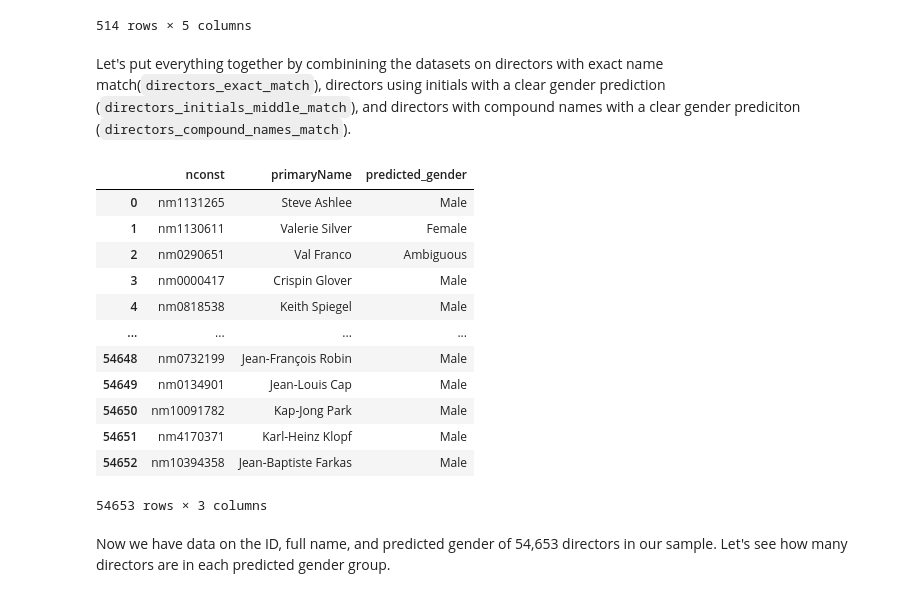
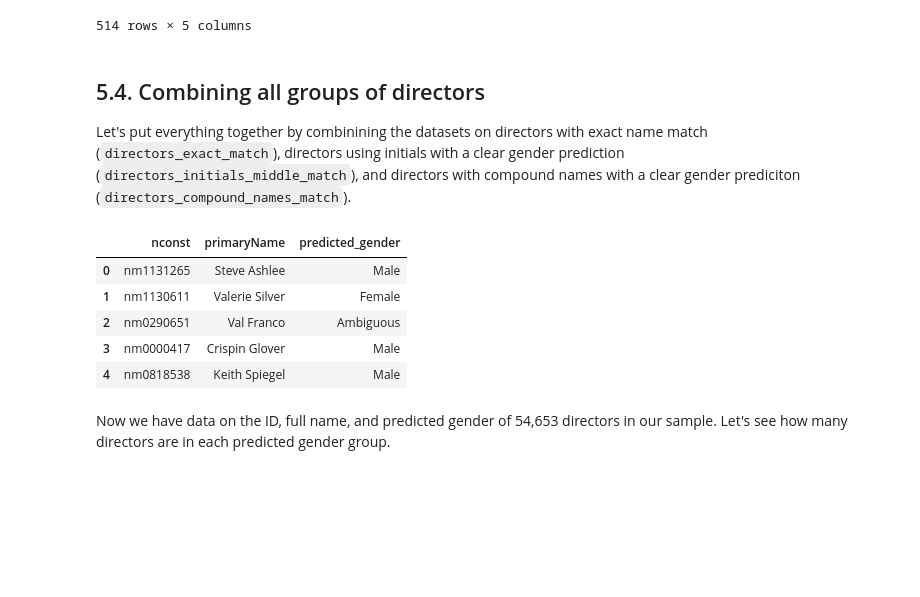
Before and after one commit to nhunguyen0901/SocialNetworks_CareerLongevity, a Jupyter notebook: Phase_5_Predicting_Gender_From_Names.ipynb, the cells around one changed output. Drawn from its saved outputs; the diff is of its cells as text; code cells hidden in the pictures; blank space fills up the shorter version.

```diff
--- a/Phase_3_Predicting_Director_Gender.ipynb
+++ b/Phase_5_Predicting_Gender_From_Names.ipynb
@@ -91,17 +91,3 @@ top_names = name_trends.groupby('name')['count'].sum().nlargest(5).index
 
 # Filter the data to only include entries for these top names.
 top_names_trend = name_trends[name_trends['name'].isin(top_names)]
-# %%
-# Plotting the trends of these top names across the years.
-# This visualization helps in understanding the popularity dynamics of these names.
-plt.figure(figsize=(14, 8))
-for name in top_names:
-    data_to_plot = top_names_trend[top_names_trend['name'] == name]
-    plt.plot(data_to_plot['year'], data_to_plot['count'], label=name)
-
-plt.title('Trend Analysis of Top 5 Most Popular Names Over Years')
-plt.xlabel('Year')
-plt.ylabel('Number of Babies Named')
-plt.legend(title='Names')
-plt.grid(True)
-plt.show()
@@ -644,7 +606,9 @@ directors_compound_names_match
 | 63042 | nm10394358 | Jean-Baptiste Farkas | Jean-Baptiste | NaN | Male |
 514 rows × 5 columns
 # %% [markdown]
-Let's put everything together by combinining the datasets on directors with exact name match(`directors_exact_match`), directors using initials with a clear gender prediction (`directors_initials_middle_match`), and directors with compound names with a clear gender prediciton (`directors_compound_names_match`).
+## 5.4. Combining all groups of directors
+
+Let's put everything together by combinining the datasets on directors with exact name match (`directors_exact_match`), directors using initials with a clear gender prediction (`directors_initials_middle_match`), and directors with compound names with a clear gender prediciton (`directors_compound_names_match`).
 # %%
 # Combine all directors with gender predictions, including those corrected by handling initials and compound names.
 directors_gender = pd.concat([
@@ -653,21 +617,14 @@ directors_gender = pd.concat([
     directors_compound_names_match[['nconst', 'primaryName', 'predicted_gender']]
 ], ignore_index=True)
 # %%
-directors_gender
+directors_gender.head()
 # %% [output]
 |  | nconst | primaryName | predicted_gender |
 | 0 | nm1131265 | Steve Ashlee | Male |
 | 1 | nm1130611 | Valerie Silver | Female |
 | 2 | nm0290651 | Val Franco | Ambiguous |
 | 3 | nm0000417 | Crispin Glover | Male |
 | 4 | nm0818538 | Keith Spiegel | Male |
-| ... | ... | ... | ... |
-| 54648 | nm0732199 | Jean-François Robin | Male |
-| 54649 | nm0134901 | Jean-Louis Cap | Male |
-| 54650 | nm10091782 | Kap-Jong Park | Male |
-| 54651 | nm4170371 | Karl-Heinz Klopf | Male |
-| 54652 | nm10394358 | Jean-Baptiste Farkas | Male |
-54653 rows × 3 columns
 # %% [markdown]
 Now we have data on the ID, full name, and predicted gender of 54,653 directors in our sample. Let's see how many directors are in each predicted gender group.
 # %%
```
Also changed, not shown: parts of 25 cells of this notebook, 6 other files.
